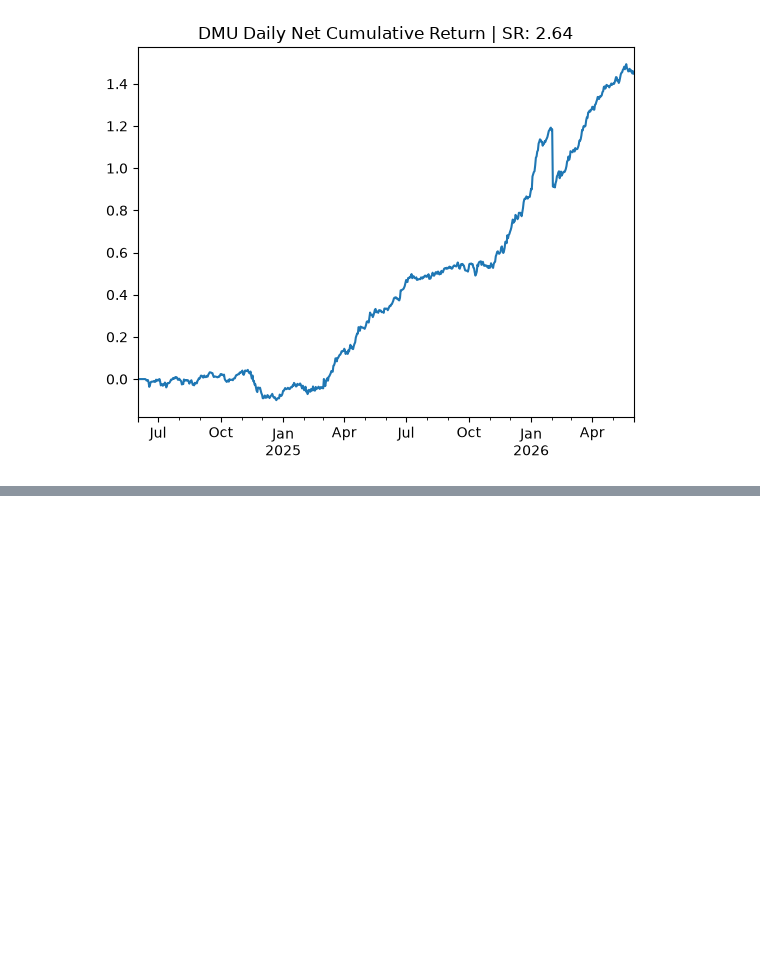
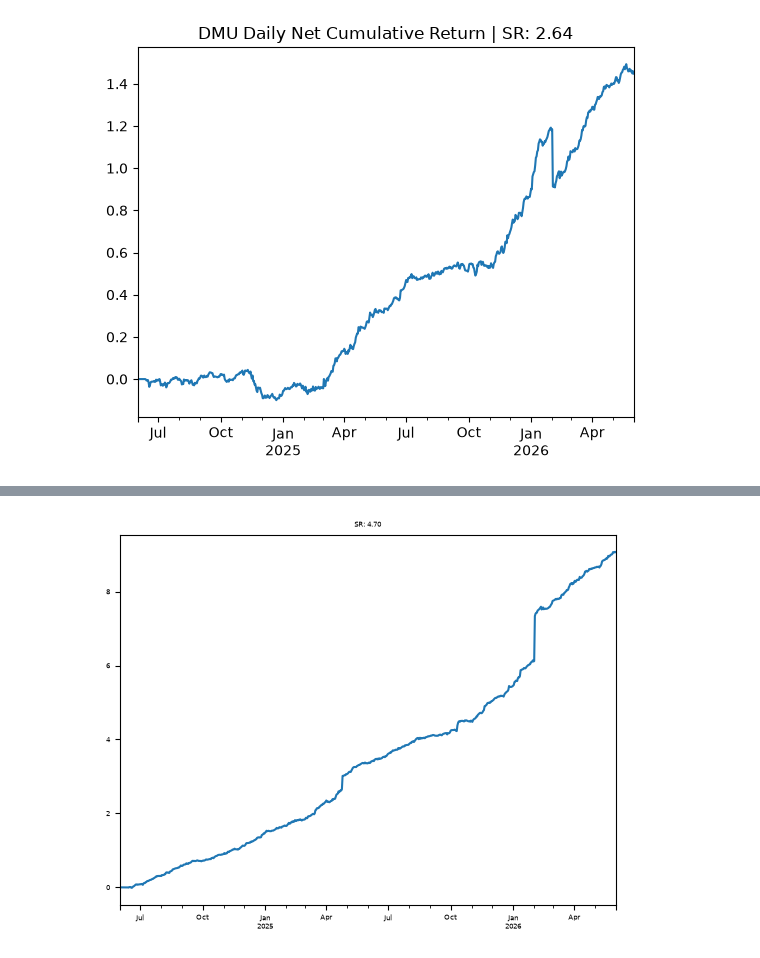
Before and after one commit to jude253/wall-street-quants-course-project, a Jupyter notebook: src/wall_street_quants_course_project/analysis/20260622__explore_shorter_term_strategies.ipynb, the cells around one changed output, grey strips where cells are left out. Drawn from its saved outputs; the diff is of its cells as text; code cells hidden in the pictures; blank space fills up the shorter version.

```diff
--- a/src/wall_street_quants_course_project/analysis/20260622__explore_shorter_term_strategies.ipynb
+++ b/src/wall_street_quants_course_project/analysis/20260622__explore_shorter_term_strategies.ipynb
@@ -265,0 +239,12 @@ strong result.
+# %%
+px_thresh = (0.0, 1.0); keep_outside_px=False; px_ma_periods=12; px_delay_periods=0
+vol_thresh = (0.2, 0.5); keep_outside_vol=False; vol_ma_periods=12
+reversal=True
+plot_dmu_variation_v1(
+    px, vol,
+    px_lower_pct=px_thresh[0], px_upper_pct=px_thresh[1], px_ma_periods=px_ma_periods, px_delay_periods=px_delay_periods, keep_outside_px=keep_outside_px,
+    vol_lower_pct=vol_thresh[0], vol_upper_pct=vol_thresh[1], vol_ma_periods=vol_ma_periods, keep_outside_vol=keep_outside_vol,
+    tcost_bps=20,reversal=reversal
+)
+# %% [output]
+[figure, added]
```
Also changed, not shown: parts of 16 cells of this notebook, 1 other file.
